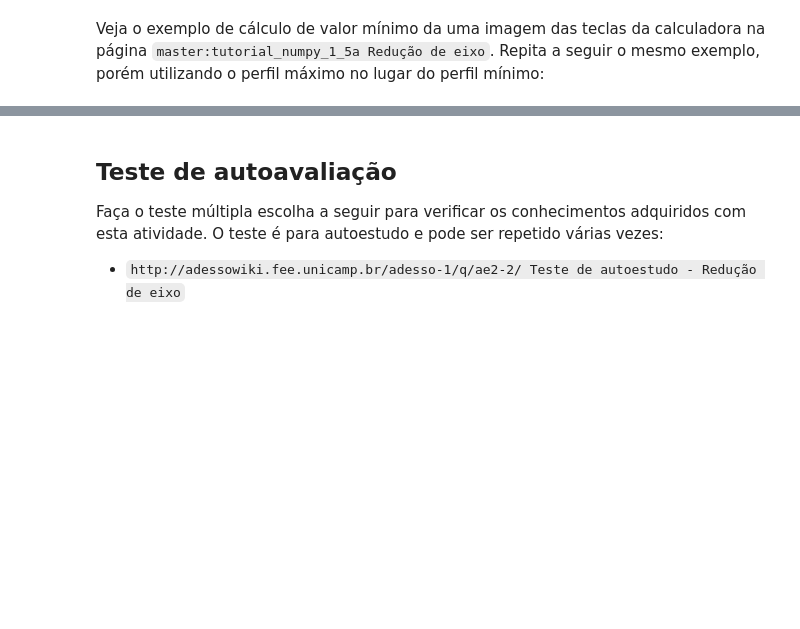
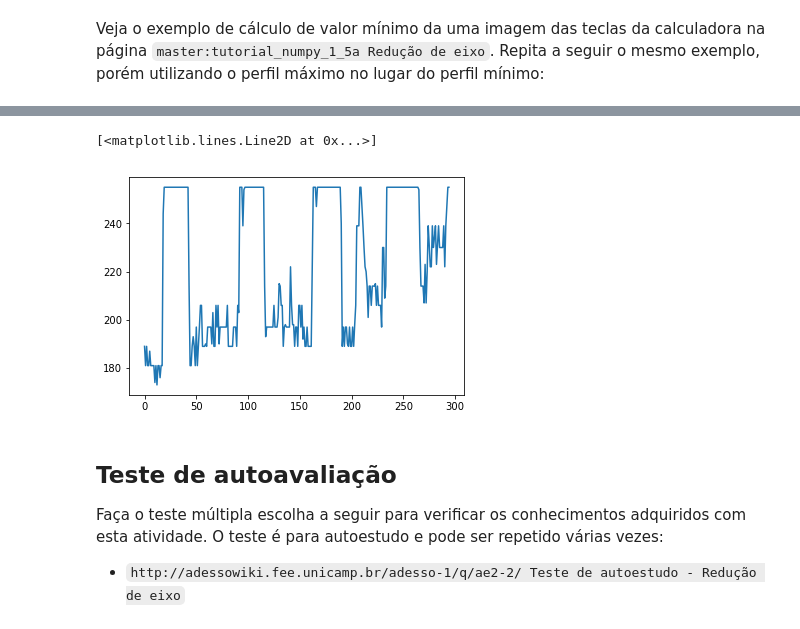
Before and after one commit to robertoalotufo/ia898, a Jupyter notebook: deliver/Atividade_2_2.ipynb, the cells around one changed output, grey strips where cells are left out. Cells and saved outputs as stored; diff of their text form; code cells hidden in the pictures; blank space fills up the shorter version.

```diff
--- a/deliver/Atividade_2_2.ipynb
+++ b/deliver/Atividade_2_2.ipynb
@@ -31,11 +61,9 @@ Repita a seguir o mesmo exemplo, porém utilizando o perfil máximo no lugar do
 # %%
-import ia636 as ia
-f = adreadgray('keyb.tif')
-adshow(f)
-m = f.mean()
-print 'f.mean', m
-hmax = f.max(0)
-adshow(ia.iaplot(hmax,ylabel='intensidade máxima',xlabel='coluna'),'f.max(0), valor máximo de cada coluna')
+plt.plot(hmax)
+#,ylabel='intensidade máxima',xlabel='coluna'),'f.max(0), valor máximo de cada coluna')
+# %% [output]
+[<matplotlib.lines.Line2D at 0x...>]
+[figure, added]
 # %% [markdown]
 ## Teste de autoavaliação
 
```
Also changed, not shown: parts of 5 cells of this notebook, 5 other files.
